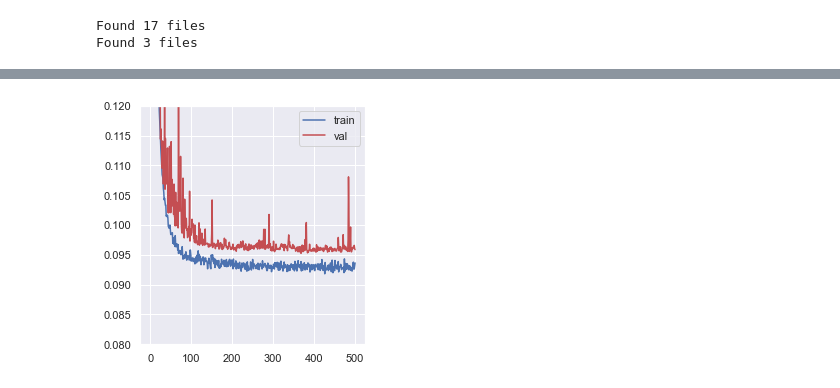
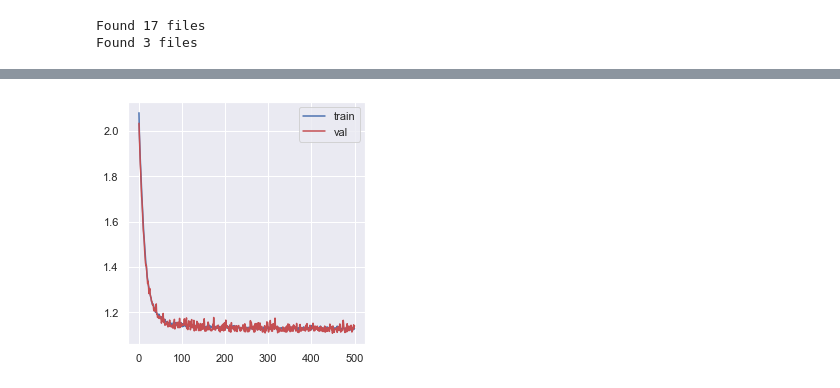
Before and after one commit to nal10/cellcount, a Jupyter notebook: refactor/notebooks/base_unet_datagen.ipynb, the cells around one changed output, grey strips where cells are left out. Cells and saved outputs as stored; diff of their text form; code cells hidden in the pictures.

```diff
--- a/refactor/notebooks/base_unet_datagen.ipynb
+++ b/refactor/notebooks/base_unet_datagen.ipynb
@@ -490,6 +491,7 @@ from pathlib import Path
 #Add path to parent folder for imports
 sys.path.append(str(Path.cwd().parent))
 
+import os
 import csv
 import torch
 torch.manual_seed(0)
@@ -503,10 +505,16 @@ patch_size=260
 train_pad = int(patch_size/2)
 n_batches_per_epoch=10
 num_samples = n_batches_per_epoch*batch_size
-val_num_samples = 400
+val_num_samples = 50
 im_path = '/home/rohan/Dropbox/AllenInstitute/CellCount/dat/raw/Unet_tiles_082020/'
 lbl_path = '/home/rohan/Dropbox/AllenInstitute/CellCount/dat/proc/Unet_tiles_082020/'
 
+result_path = '../'
+expt_name = 'testrun/'
+expt_path = Path(result_path + expt_name)
+expt_path.mkdir(parents=False, exist_ok=True)
+log_file = expt_path / 'log.csv'
+ckpt_file = lambda epoch: str(expt_path / f'{epoch}_ckpt.pt')
 
 np_transform = MyRandomFlip(p=1.0)
 transforms = Compose([My_RandomContrast(p=1.0,contrast_factor_list=[1.5]),
@@ -623,19 +642,18 @@ Training with cuda took 819.624sec
 # %%
 %matplotlib inline
-dat = pd.read_csv('./temp.csv')
+dat = pd.read_csv(log_file)
 import matplotlib.pyplot as plt
 import seaborn as sns
 sns.set()
 plt.figure(figsize=(4,4))
-plt.plot(dat['epoch'],dat['train_mse'],'-b',label='train')
-plt.plot(dat['epoch'],dat['val_mse'],'-r',label='val')
+plt.plot(dat['epoch'],dat['train_ce'],'-b',label='train')
+plt.plot(dat['epoch'],dat['val_ce'],'-r',label='val')
 ax = plt.gca()
-ax.set_ylim(0.08,0.12)
 plt.legend()
 plt.tight_layout()
 plt.show()
 # %% [output]
-[figure, old version]
+[figure, new version]
 # %%
 %matplotlib inline
 #Plot some examples in both channels [image: ground truth: prediction]
```
Also changed, not shown: parts of 16 cells of this notebook, 1 other file.
